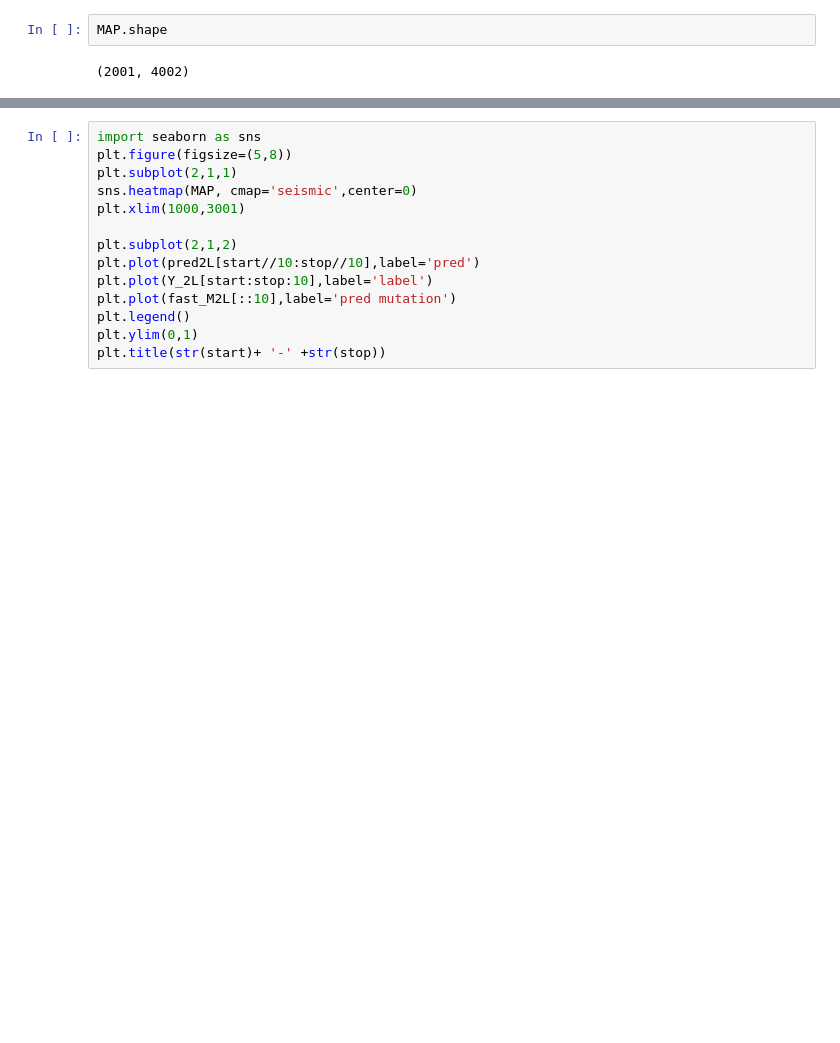
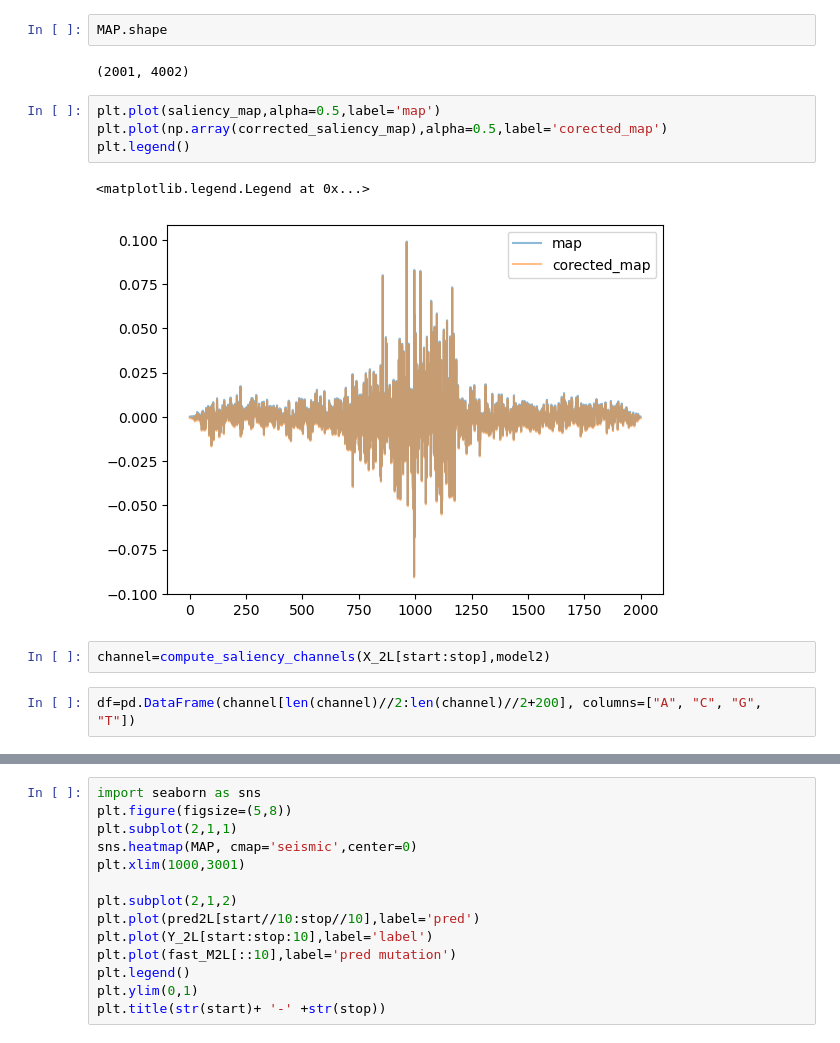
Before and after one commit to floriantilliet/mnhn_internship, a Jupyter notebook: projet3.ipynb, the cells around one changed output, grey strips where cells are left out. Saved outputs shown, nothing was run; the diff lists cells and outputs as text; blank space fills up the shorter version.

```diff
--- a/projet3.ipynb
+++ b/projet3.ipynb
@@ -785,3 +806,14 @@ MAP=window_map(X_2L,start,model2)
 MAP.shape
 # %% [output]
 (2001, 4002)
+# %%
+plt.plot(saliency_map,alpha=0.5,label='map')
+plt.plot(np.array(corrected_saliency_map),alpha=0.5,label='corected_map')
+plt.legend()
+# %% [output]
+<matplotlib.legend.Legend at 0x...>
+[figure, added]
+# %%
+channel=compute_saliency_channels(X_2L[start:stop],model2)
+# %%
+df=pd.DataFrame(channel[len(channel)//2:len(channel)//2+200], columns=["A", "C", "G", "T"])
```
Also changed, not shown: parts of 9 cells of this notebook, 2 other files.
